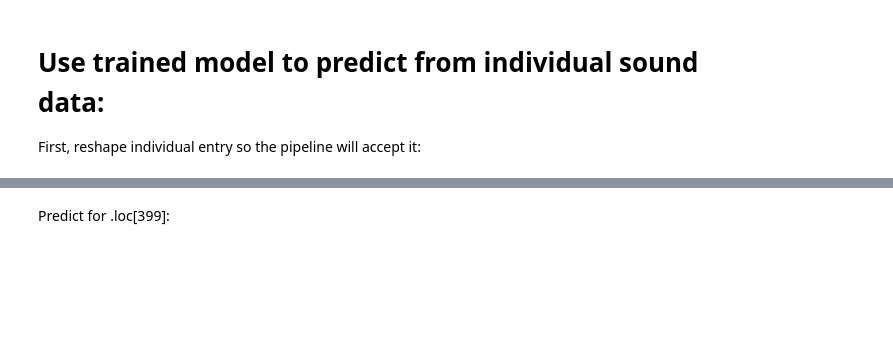
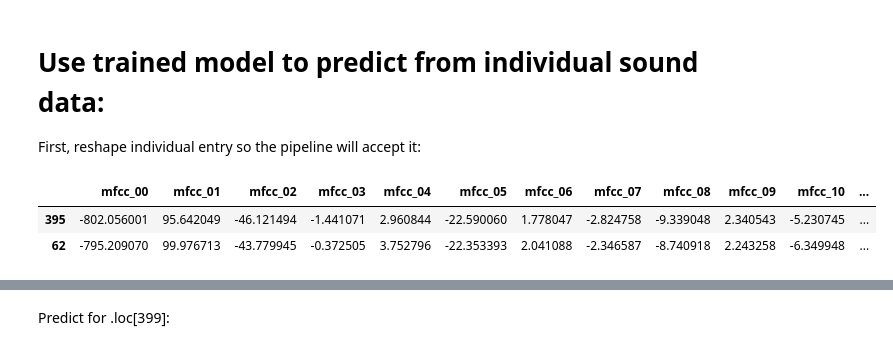
Before and after one commit to timrappold/WeeBro, a Jupyter notebook: bin/EDA.ipynb, the cells around one changed output, grey strips where cells are left out. Cells and saved outputs as stored; diff of their text form; code cells hidden in the pictures; blank space fills up the shorter version.

```diff
--- a/bin/EDA.ipynb
+++ b/bin/EDA.ipynb
@@ -146,3 +251,9 @@ X_test.head()
 # Use trained model to predict from individual sound data:
 
 First, reshape individual entry so the pipeline will accept it:
+# %%
+X_test.loc[[395,62]]
+# %% [output]
+|  | mfcc_00 | mfcc_01 | mfcc_02 | mfcc_03 | mfcc_04 | mfcc_05 | mfcc_06 | mfcc_07 | mfcc_08 | mfcc_09 | mfcc_10 | ... |
+| 395 | -802.056001 | 95.642049 | -46.121494 | -1.441071 | 2.960844 | -22.590060 | 1.778047 | -2.824758 | -9.339048 | 2.340543 | -5.230745 | ... |
+| 62 | -795.209070 | 99.976713 | -43.779945 | -0.372505 | 3.752796 | -22.353393 | 2.041088 | -2.346587 | -8.740918 | 2.243258 | -6.349948 | ... |
```
Also changed, not shown: parts of 62 cells of this notebook, 10 other files.
